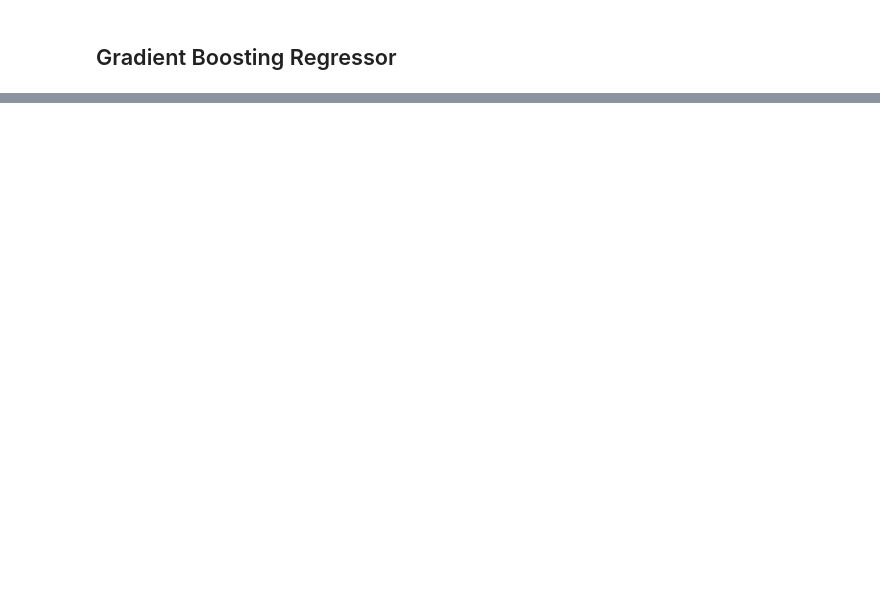
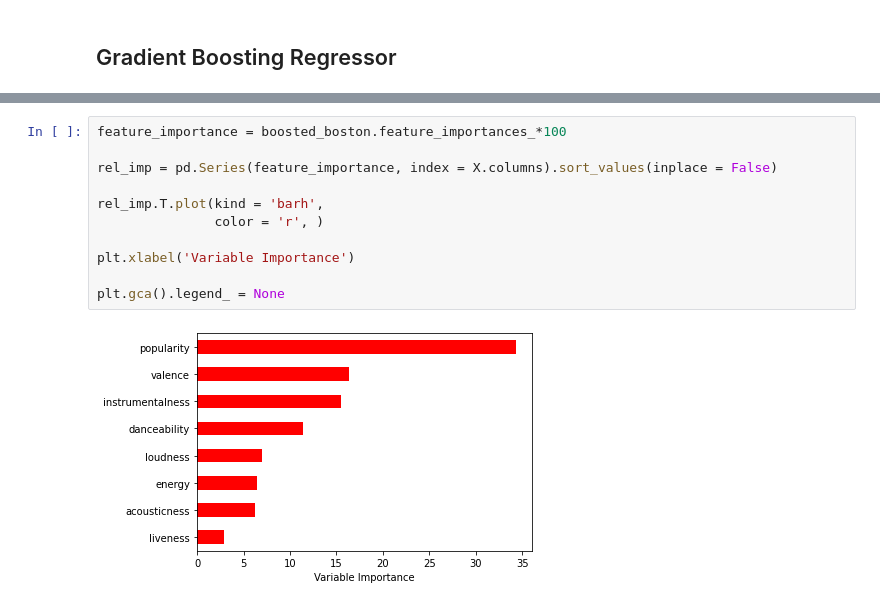
Before and after one commit to claramarto11/AAvanceproject, a Jupyter notebook: Projeto_CM.ipynb, the cells around one changed output, grey strips where cells are left out. Drawn from its saved outputs; the diff is of its cells as text; blank space fills up the shorter version.

```diff
--- a/Projeto_CM.ipynb
+++ b/Projeto_CM.ipynb
@@ -634,0 +679,13 @@ plt.gca().legend_ = None
+# %%
+feature_importance = boosted_boston.feature_importances_*100
+
+rel_imp = pd.Series(feature_importance, index = X.columns).sort_values(inplace = False)
+
+rel_imp.T.plot(kind = 'barh',
+               color = 'r', )
+
+plt.xlabel('Variable Importance')
+
+plt.gca().legend_ = None
+# %% [output]
+[figure, added]
```
Also changed, not shown: parts of 8 cells of this notebook.
